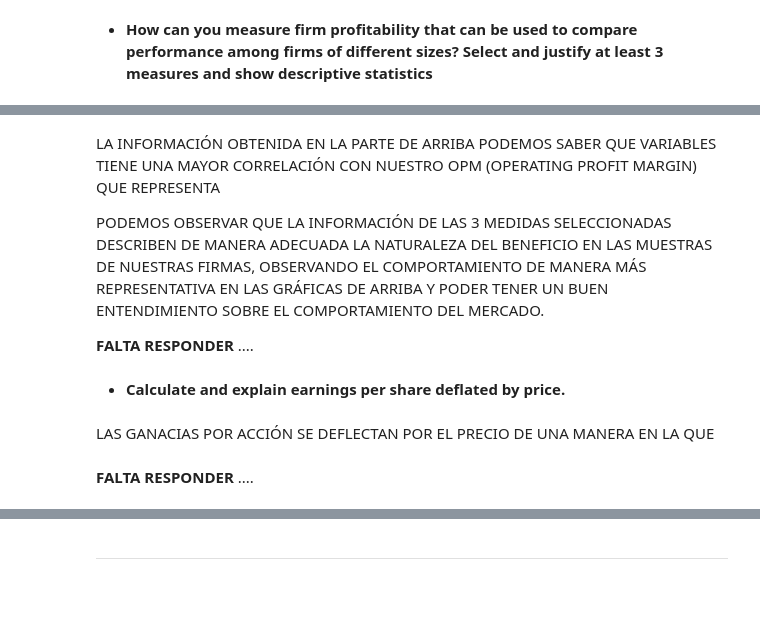
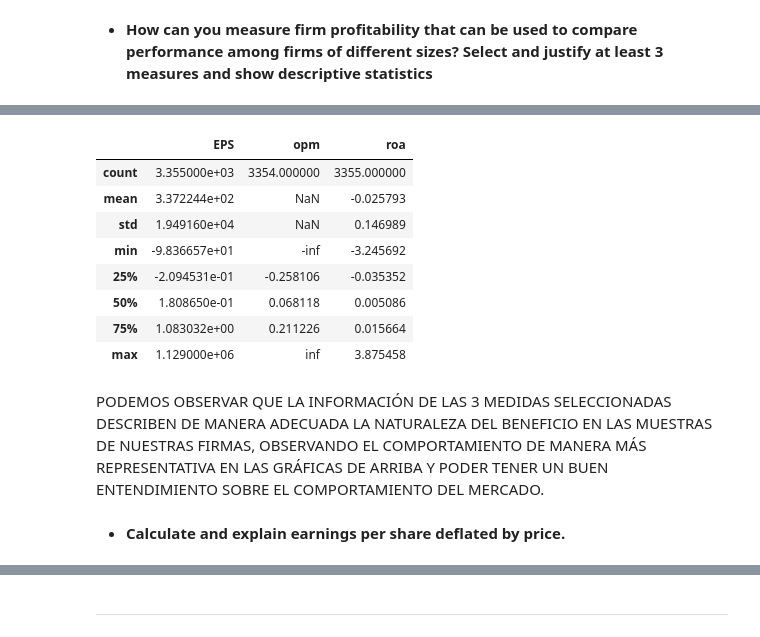
Before and after one commit to Oscar19260/Estad-stica_TC3006C, a Jupyter notebook: Business case/Statistics Module Final.ipynb, the cells around one changed output, grey strips where cells are left out. Drawn from its saved outputs; the diff is of its cells as text; code cells hidden in the pictures; blank space fills up the shorter version.

```diff
--- a/Business case/Statistics Module Final.ipynb
+++ b/Business case/Statistics Module Final.ipynb
@@ -233,9 +288,19 @@ px.histogram(us_firms2022, x='firm', y='opm')
+# %%
+# we can get the earning per share
+us_firms2022['EPS'] = us_firms2022['Net income'] / us_firms2022['sharesoutstanding']
+us_firms2022['roa'] = us_firms2022['Net income'] / us_firms2022['totalassets']
+us_firms2022[['EPS', 'opm', 'roa']].describe()
+# %% [output]
+|  | EPS | opm | roa |
+| count | 3.355000e+03 | 3354.000000 | 3355.000000 |
+| mean | 3.372244e+02 | NaN | -0.025793 |
+| std | 1.949160e+04 | NaN | 0.146989 |
+| min | -9.836657e+01 | -inf | -3.245692 |
+| 25% | -2.094531e-01 | -0.258106 | -0.035352 |
+| 50% | 1.808650e-01 | 0.068118 | 0.005086 |
+| 75% | 1.083032e+00 | 0.211226 | 0.015664 |
+| max | 1.129000e+06 | inf | 3.875458 |
 # %% [markdown]
-LA INFORMACIÓN OBTENIDA EN LA PARTE DE ARRIBA PODEMOS SABER QUE VARIABLES TIENE UNA MAYOR CORRELACIÓN CON NUESTRO OPM (OPERATING PROFIT MARGIN) QUE REPRESENTA
-
 PODEMOS OBSERVAR QUE LA INFORMACIÓN DE LAS 3 MEDIDAS SELECCIONADAS DESCRIBEN DE MANERA ADECUADA LA NATURALEZA DEL BENEFICIO EN LAS MUESTRAS DE NUESTRAS FIRMAS, OBSERVANDO EL COMPORTAMIENTO DE MANERA MÁS REPRESENTATIVA EN LAS GRÁFICAS DE ARRIBA Y PODER TENER UN BUEN ENTENDIMIENTO SOBRE EL COMPORTAMIENTO DEL MERCADO.
-
-
-__FALTA RESPONDER__ ....
 # %% [markdown]
 - __Calculate and explain earnings per share deflated by price.__
@@ -246,5 +306,0 @@ us_firms
-# %% [markdown]
-LAS GANACIAS POR ACCIÓN SE DEFLECTAN POR EL PRECIO DE UNA MANERA EN LA QUE
-# %% [markdown]
-__FALTA RESPONDER__
-....
```
Also changed, not shown: parts of 41 cells of this notebook.
